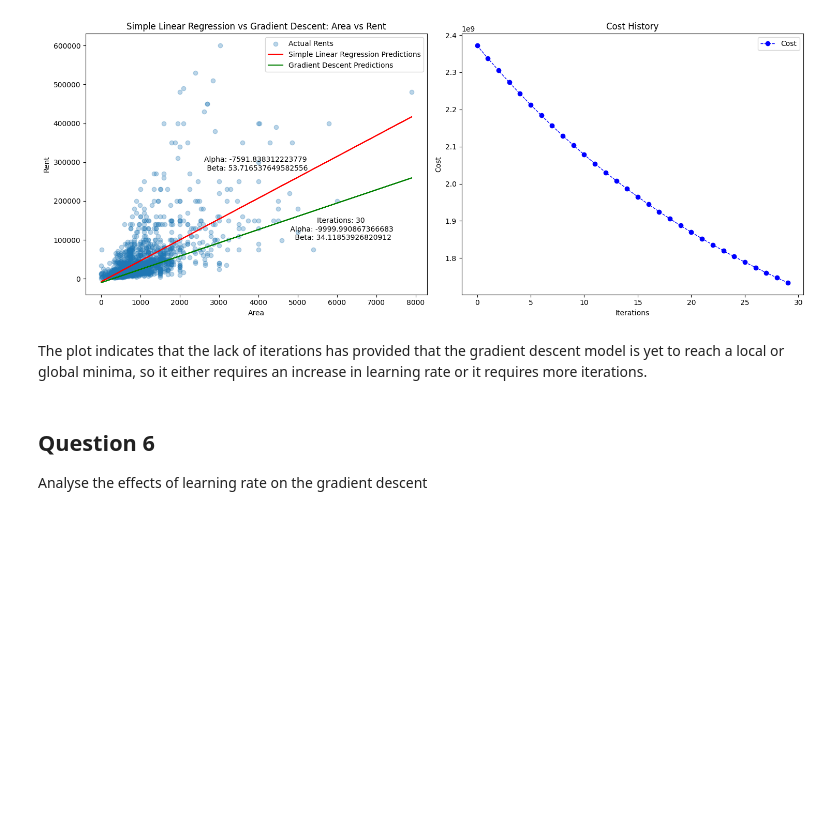
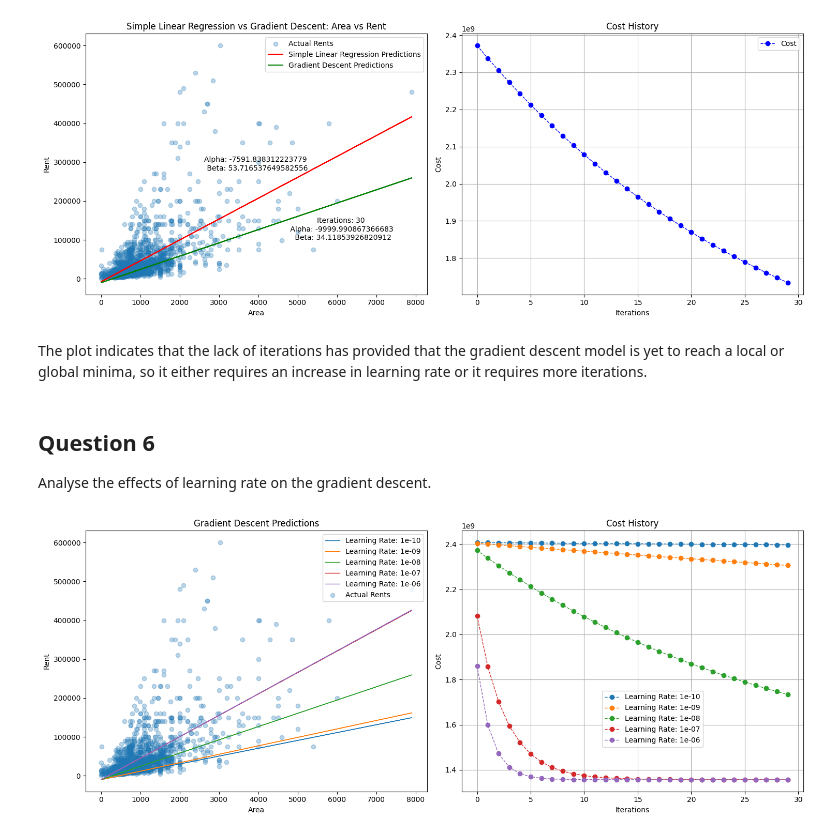
Before and after one commit to majdyousof/machine-learning-coursework, a Jupyter notebook: 02061161_code.ipynb, the cells around one changed output. Cells and saved outputs as stored; diff of their text form; code cells hidden in the pictures; blank space fills up the shorter version.

```diff
--- a/02061161_code.ipynb
+++ b/02061161_code.ipynb
@@ -373,4 +374,52 @@ plt.show()
 The plot indicates that the lack of iterations has provided that the gradient descent model is yet to reach a local or global minima, so it either requires an increase in learning rate or it requires more iterations.
 # %% [markdown]
 ## Question 6
-Analyse the effects of learning rate on the gradient descent
+Analyse the effects of learning rate on the gradient descent.
+# %%
+learning_rate_array = [10e-11, 10e-10, 10e-9, 10e-8, 10e-7]
+
+# Running gradient descent for different learning rates
+alpha_history_array = []
+beta_history_array = []
+cost_history_array = []
+
+# Ensure X and y have the same shape
+X = X_train_simple.values.flatten()
+y = y_train_simple.values.flatten()
+
+for learning_rate in learning_rate_array:
+    a, b, c = gradient_descent(X, y, alpha_initial, beta_initial, learning_rate, new_iterations)
+    alpha_history_array.append(a)
+    beta_history_array.append(b)
+    cost_history_array.append(c)
+
+# Plotting the cost history for different learning rates
+fig, ax = plt.subplots(1, 2, figsize=(15,6))
+for i, learning_rate in enumerate(learning_rate_array):
+
+    # Plotting the gradient descent predictions
+    gradient_descent_predictions = alpha_history_array[i][-1] + beta_history_array[i][-1] * X_test_simple.values.flatten()
+    ax[0].plot(X_test_simple, gradient_descent_predictions, label=f'Learning Rate: {learning_rate}', linewidth=1)
+
+    # Plotting the cost history
+    ax[1].plot(range(new_iterations), cost_history_array[i], label=f'Learning Rate: {learning_rate}', marker='o', linestyle='--', linewidth=1)
+
+# Plotting the actual rents
+ax[0].scatter(X_test_simple, y_test_simple, alpha=0.3, label='Actual Rents')
+ax[0].set_title('Gradient Descent Predictions')
+ax[0].set_xlabel('Area')
+ax[0].set_ylabel('Rent')
+ax[0].legend()
+
+ax[1].set_title('Cost History')
+ax[1].set_xlabel('Iterations')
+ax[1].set_ylabel('Cost')
+ax[1].legend(bbox_to_anchor=(0.4, 0.4))
+ax[1].grid(True)
+
+# Show the figure
+plt.tight_layout()
+plt.savefig('plots/learningRateSlider.svg')
+plt.show()
+# %% [output]
+[figure, added]
```
Also changed, not shown: parts of 1 cell of this notebook, 8 other files.
